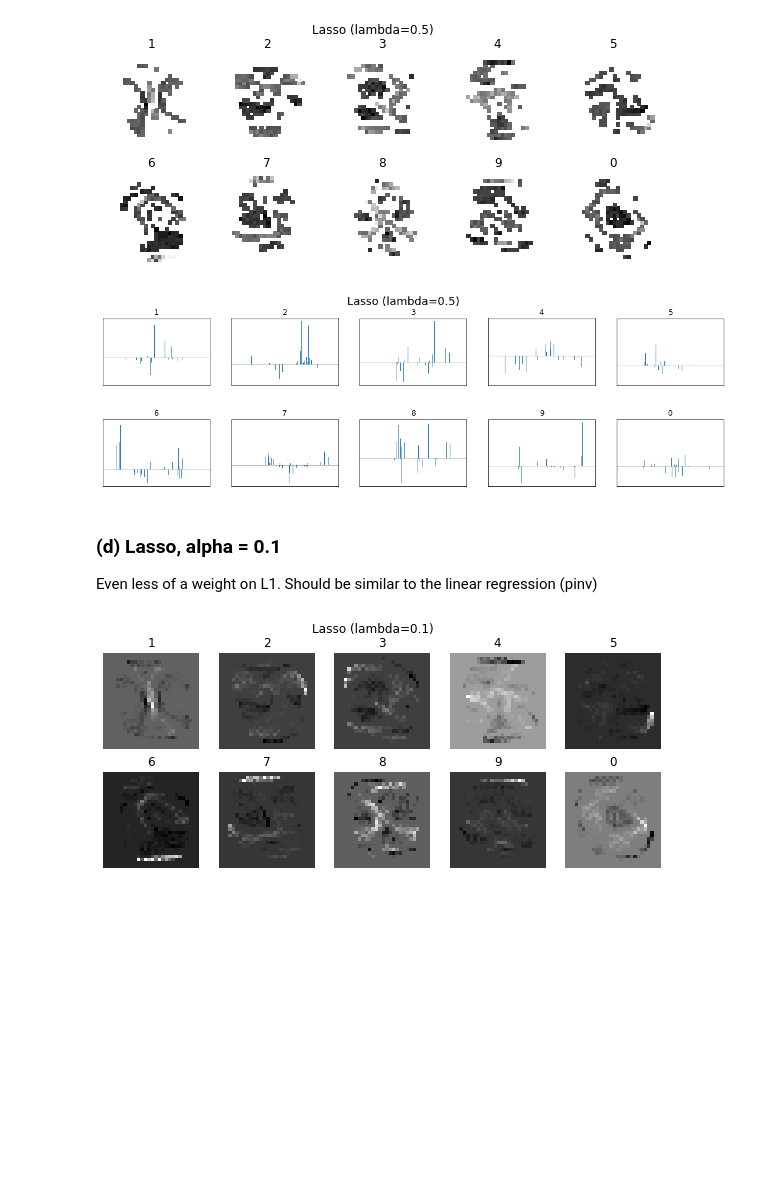
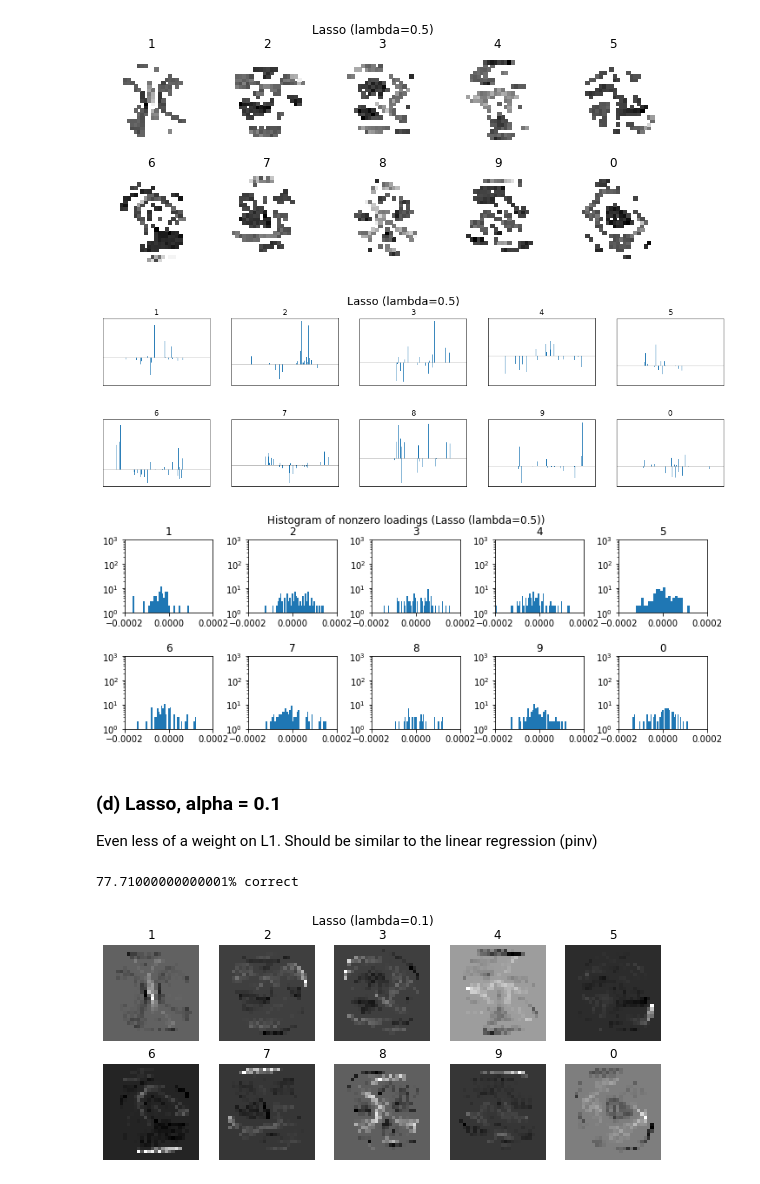
Before and after one commit to jacnugent/amath584, a Jupyter notebook: hw6_regression_and_sparsity/hw6_draft.ipynb, the cells around one changed output. Drawn from its saved outputs; the diff is of its cells as text; code cells hidden in the pictures; blank space fills up the shorter version.

```diff
--- a/hw6_regression_and_sparsity/hw6_draft.ipynb
+++ b/hw6_regression_and_sparsity/hw6_draft.ipynb
@@ -303,9 +412,12 @@ plot_weights(A_lasso_05, 'Lasso (lambda=0.5)', 'lasso_05', no_zero=True, save=Tr
 # %%
 # some accuracy plots, etc...
 
 plot_loadings_bar(A_lasso_05, 'Lasso (lambda=0.5)', 'lasso_05', save=True)
+plot_hist_nonzero(A_lasso_05, 'Lasso (lambda=0.5)', 'lasso_05', xlim=(-2e-4, 2e-4),
+                  save=True)
 # %% [output]
 [figure]
+[figure, added]
 # %% [markdown]
 ### (d) Lasso, alpha = 0.1
 Even less of a weight on L1. Should be similar to the linear regression (pinv)
@@ -313,6 +425,14 @@ Even less of a weight on L1. Should be similar to the linear regression (pinv)
 lasso_01 = linear_model.Lasso(alpha=0.1).fit(train_imgs, B_train)
 A_lasso_01 = lasso_01.coef_
 lasso_labs_01 = A_lasso_01 @ test_imgs.T
+# %%
+# how accurate was it?
+
+[lasso01_corr, lasso01_wrong] = check_accuracy(lasso_labs_01, test_labs)
+
+print(str(lasso01_corr/(lasso01_corr+lasso01_wrong)*100.) + '% correct')
+# %% [output]
+77.71000000000001% correct
 # %%
 # check out what the weights look like - should show you
 # the important pixels!
```
Also changed, not shown: parts of 21 cells of this notebook, 6 other files.
